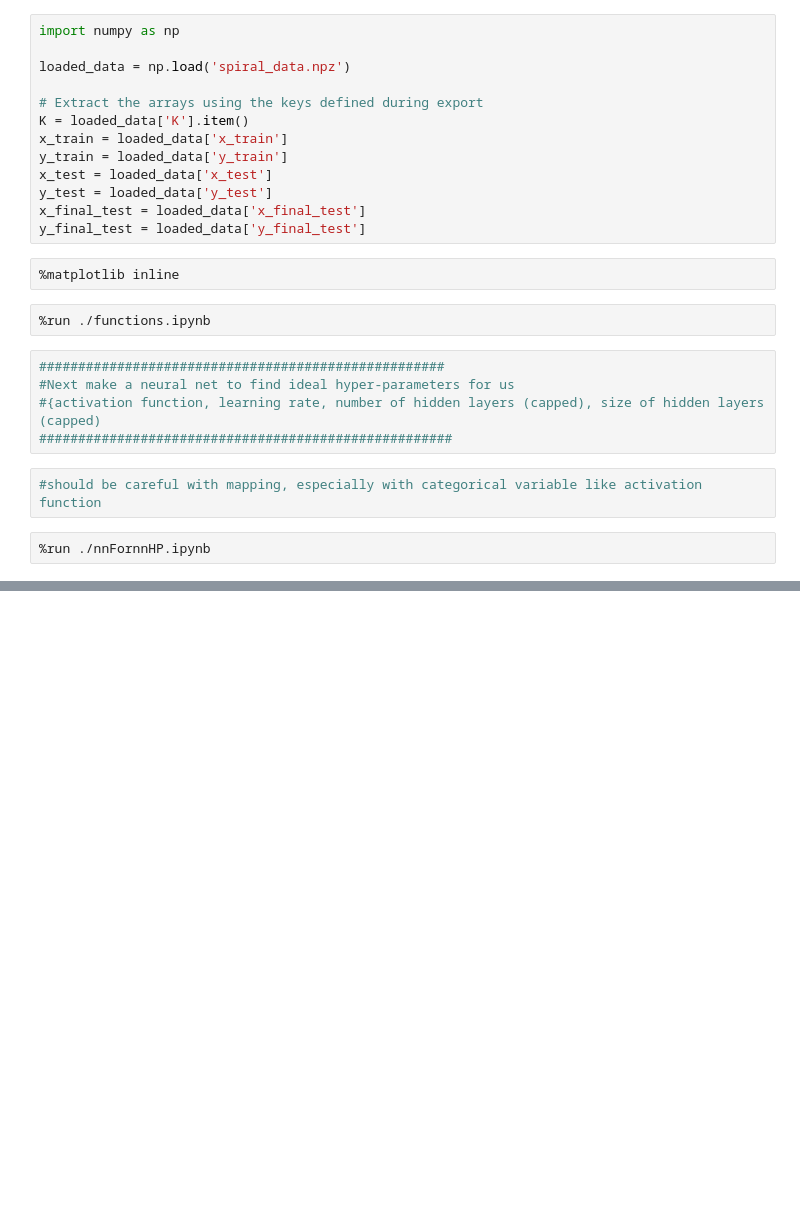
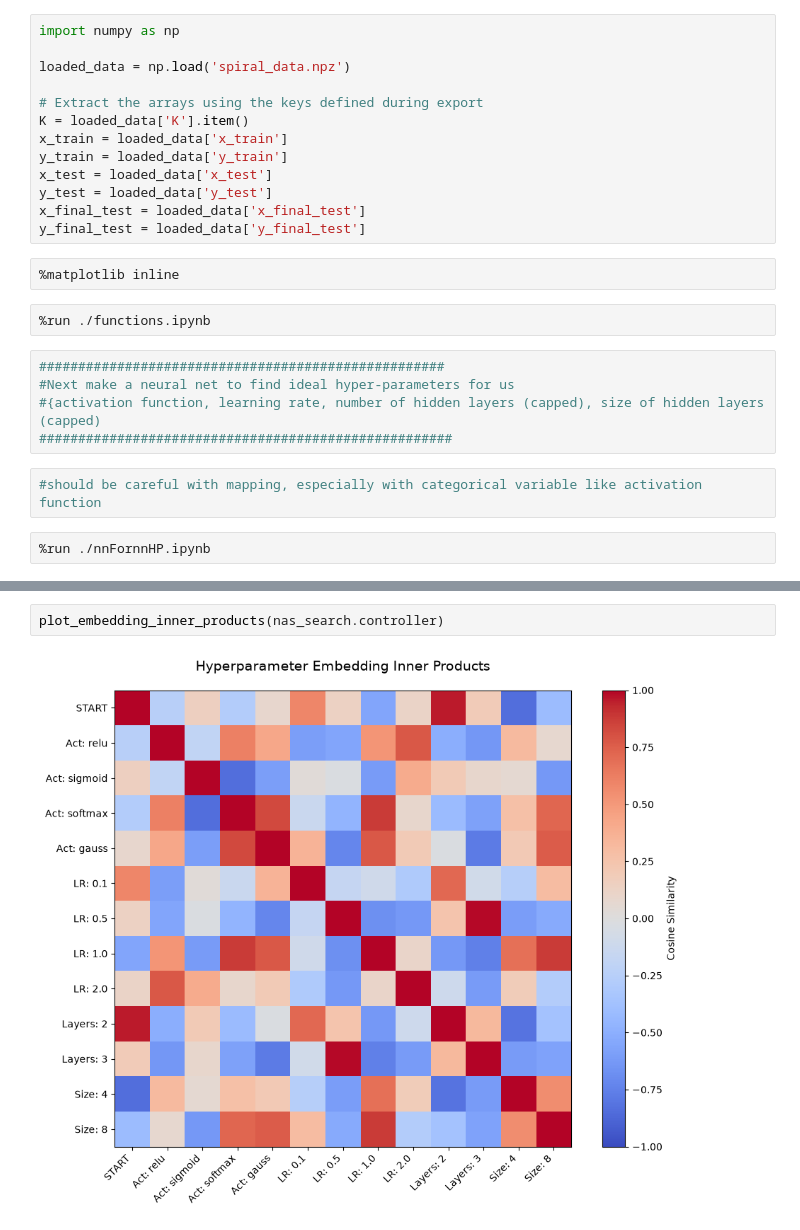
Before and after one commit to brettmeggison-arch/MLSpiral, a Jupyter notebook: NNSearchNNA.ipynb, the cells around one changed output, grey strips where cells are left out. Drawn from its saved outputs; the diff is of its cells as text; blank space fills up the shorter version.

Commit message:
embedded inputs into lower dimensional vectors to try and see relations b/w inputs, plotted embedded vector dot products and magnitudes.

```diff
--- a/NNSearchNNA.ipynb
+++ b/NNSearchNNA.ipynb
@@ -111,0 +112,4 @@ Configuration: Act=GAUSS, LR=0.5, Layers=2, Array=[8, 8]
+# %%
+plot_embedding_inner_products(nas_search.controller)
+# %% [output]
+[figure, added]
```
Also changed, not shown: parts of 3 cells of this notebook, 4 other files.
